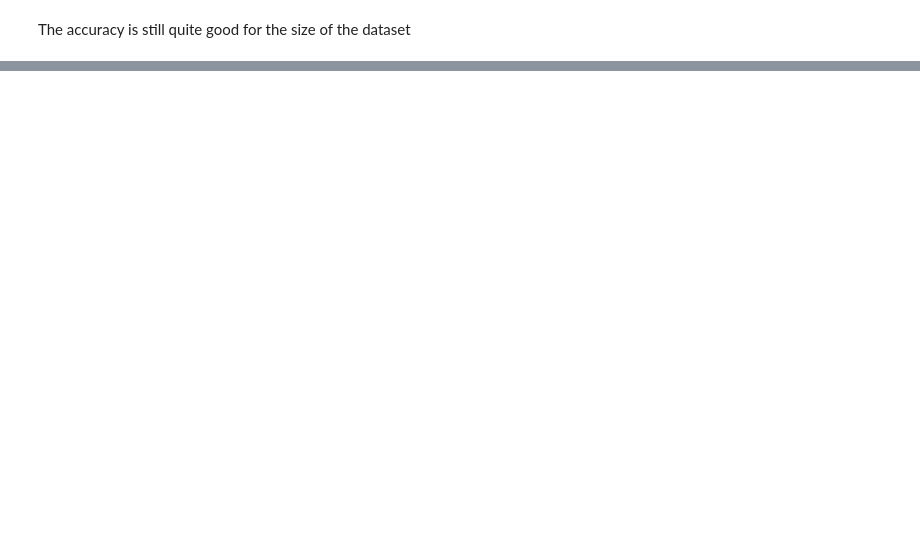
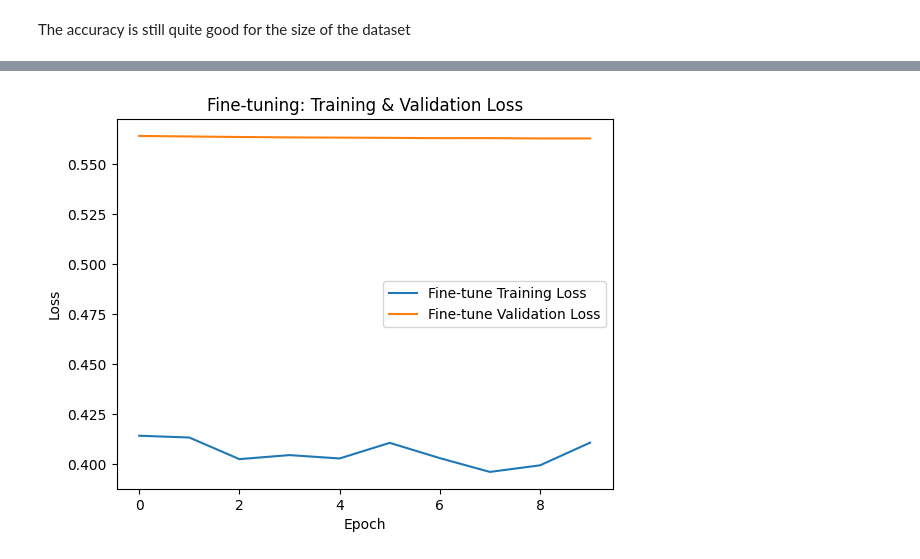
Before and after one commit to LaurenzPoll/Art-classifier, a Jupyter notebook: 04_modeling/04_modeling.ipynb, the cells around one changed output, grey strips where cells are left out. Saved outputs shown, nothing was run; the diff lists cells and outputs as text; code cells hidden in the pictures; blank space fills up the shorter version.

Commit message:
Experimented with new modelling approach by using finetuning, conclusion: did not result in direct accuracy gains

```diff
--- a/04_modeling/04_modeling.ipynb
+++ b/04_modeling/04_modeling.ipynb
@@ -281,0 +283,18 @@ It is intersting to see what the model does whith less epochs
+# %%
+# Unfreeze the top N layers for fine-tuning
+N_FINE_TUNE_LAYERS = 30
+for layer in base_model.layers[-N_FINE_TUNE_LAYERS:]:
+    if not isinstance(layer, keras.layers.BatchNormalization):
+        layer.trainable = True
+
+model.compile(
+    optimizer=keras.optimizers.Adam(learning_rate=1e-5),
+    loss=keras.losses.SparseCategoricalCrossentropy(),
+    metrics=['accuracy']
+)
+
+history_finetune = model.fit(
+    train_ds,
+    validation_data=validation_ds,
+    epochs=EPOCHS
+)
@@ -281,0 +322,11 @@ It is intersting to see what the model does whith less epochs
+# %%
+plt.figure()
+plt.plot(history_finetune.history['loss'], label='Fine-tune Training Loss')
+plt.plot(history_finetune.history['val_loss'], label='Fine-tune Validation Loss')
+plt.title('Fine-tuning: Training & Validation Loss')
+plt.xlabel('Epoch')
+plt.ylabel('Loss')
+plt.legend()
+plt.show()
+# %% [output]
+[figure, added]
```
Also changed, not shown: parts of 37 cells of this notebook, 1 other file.
